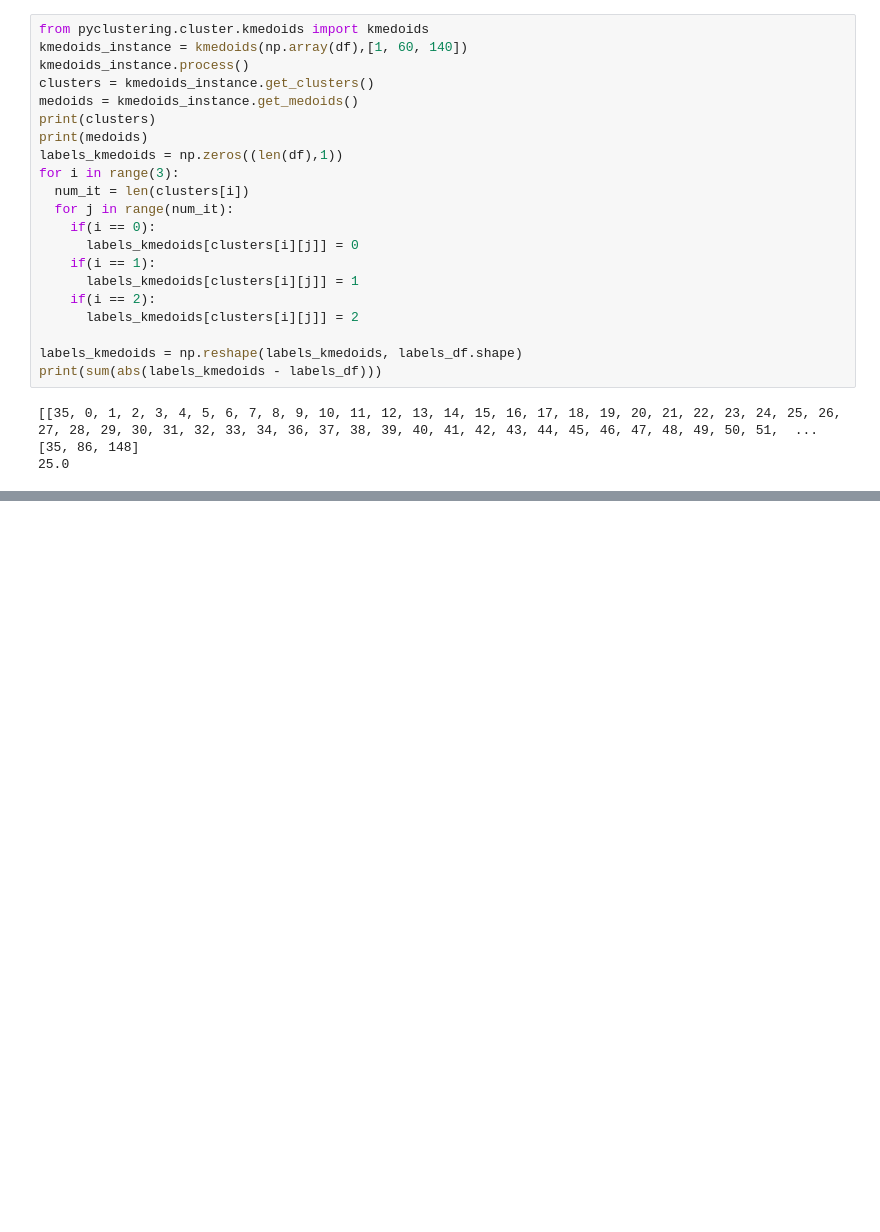
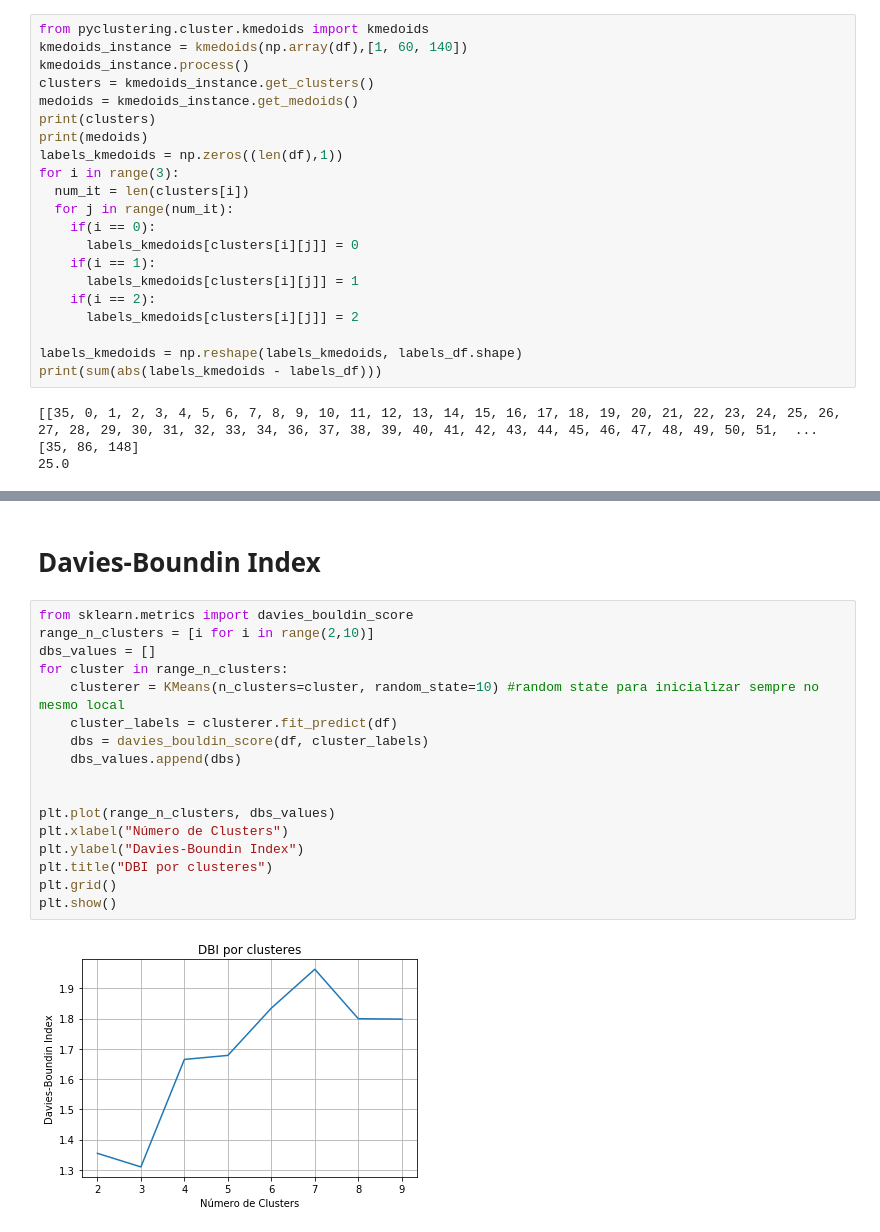
Before and after one commit to GabrielGomesBr/stairway-to-clustering, a Jupyter notebook: Starway to clustering.ipynb, the cells around one changed output, grey strips where cells are left out. Saved outputs shown, nothing was run; the diff lists cells and outputs as text; blank space fills up the shorter version.

```diff
--- a/Starway to clustering.ipynb
+++ b/Starway to clustering.ipynb
@@ -299,0 +387,21 @@ plt.show()
+# %% [markdown]
+# Davies-Boundin Index
+# %%
+from sklearn.metrics import davies_bouldin_score
+range_n_clusters = [i for i in range(2,10)]
+dbs_values = []
+for cluster in range_n_clusters:
+    clusterer = KMeans(n_clusters=cluster, random_state=10) #random state para inicializar sempre no mesmo local
+    cluster_labels = clusterer.fit_predict(df)
+    dbs = davies_bouldin_score(df, cluster_labels)
+    dbs_values.append(dbs)
+
+
+plt.plot(range_n_clusters, dbs_values)
+plt.xlabel("Número de Clusters")
+plt.ylabel("Davies-Boundin Index")
+plt.title("DBI por clusteres")
+plt.grid()
+plt.show()
+# %% [output]
+[figure, added]
```
Also changed, not shown: parts of 16 cells of this notebook.
